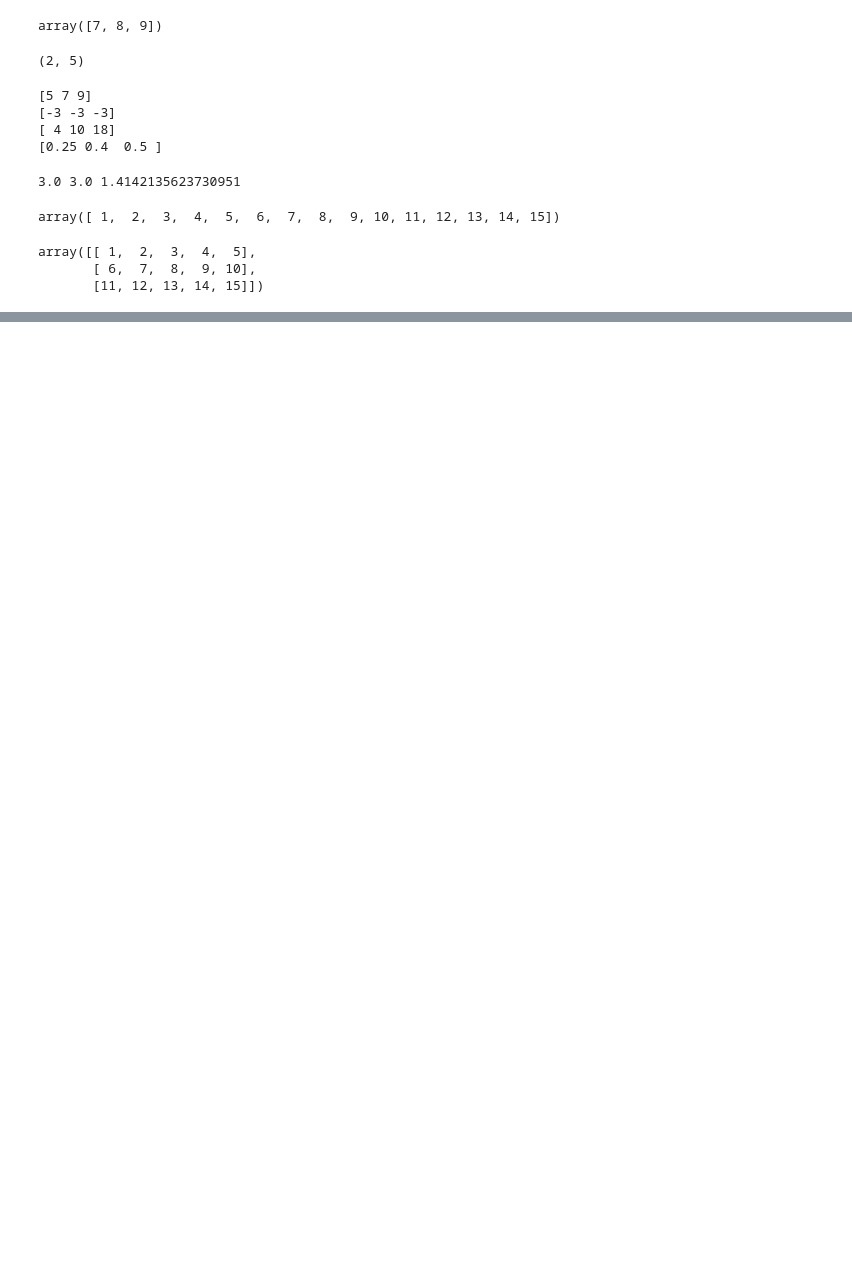
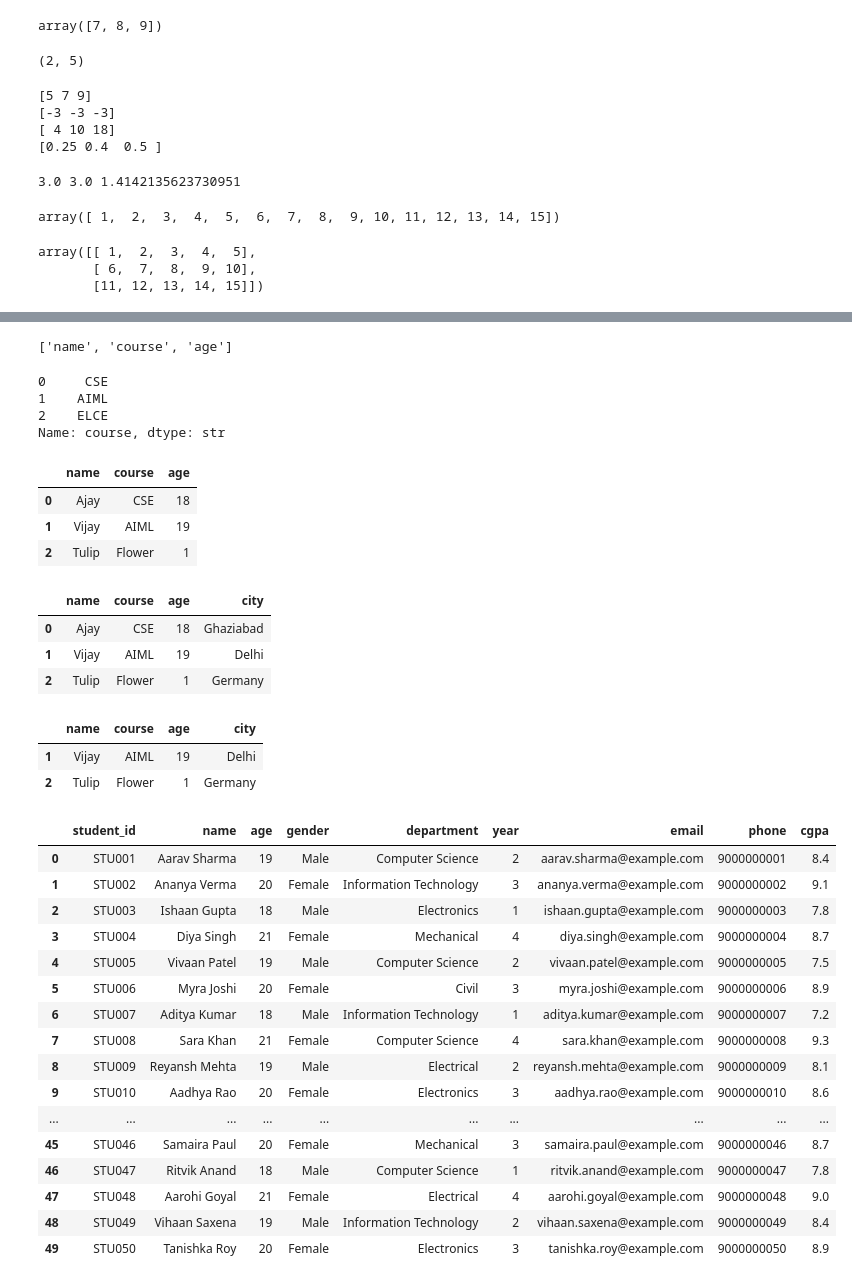
Before and after one commit to Singh-Rimjhim/HCL_Training, a Jupyter notebook: Day_02.ipynb, the cells around one changed output, grey strips where cells are left out. Cells and saved outputs as stored; diff of their text form; code cells hidden in the pictures; blank space fills up the shorter version.

```diff
--- a/Day_02.ipynb
+++ b/Day_02.ipynb
@@ -72,0 +100,58 @@ array([[ 1,  2,  3,  4,  5],
+# %%
+list(df.columns)
+# %% [output]
+['name', 'course', 'age']
+# %%
+#accessing a column in dataframe
+df['course']
+# %% [output]
+0     CSE
+1    AIML
+2    ELCE
+Name: course, dtype: str
+# %%
+#how to access a row using index
+df.iloc[2] = ['Tulip', 'Flower', 1]
+df
+# %% [output]
+|  | name | course | age |
+| 0 | Ajay | CSE | 18 |
+| 1 | Vijay | AIML | 19 |
+| 2 | Tulip | Flower | 1 |
+# %%
+df['city']=['Ghaziabad', 'Delhi', 'Germany']
+df
+# %% [output]
+|  | name | course | age | city |
+| 0 | Ajay | CSE | 18 | Ghaziabad |
+| 1 | Vijay | AIML | 19 | Delhi |
+| 2 | Tulip | Flower | 1 | Germany |
+# %%
+df = df.drop(0)
+df
+# %% [output]
+|  | name | course | age | city |
+| 1 | Vijay | AIML | 19 | Delhi |
+| 2 | Tulip | Flower | 1 | Germany |
+# %%
+#how to load csv/excel files
+newdf = pd.read_csv('sample_students.csv')
+newdf
+# %% [output]
+|  | student_id | name | age | gender | department | year | email | phone | cgpa |
+| 0 | STU001 | Aarav Sharma | 19 | Male | Computer Science | 2 | aarav.sharma@example.com | 9000000001 | 8.4 |
+| 1 | STU002 | Ananya Verma | 20 | Female | Information Technology | 3 | ananya.verma@example.com | 9000000002 | 9.1 |
+| 2 | STU003 | Ishaan Gupta | 18 | Male | Electronics | 1 | ishaan.gupta@example.com | 9000000003 | 7.8 |
+| 3 | STU004 | Diya Singh | 21 | Female | Mechanical | 4 | diya.singh@example.com | 9000000004 | 8.7 |
+| 4 | STU005 | Vivaan Patel | 19 | Male | Computer Science | 2 | vivaan.patel@example.com | 9000000005 | 7.5 |
+| 5 | STU006 | Myra Joshi | 20 | Female | Civil | 3 | myra.joshi@example.com | 9000000006 | 8.9 |
+| 6 | STU007 | Aditya Kumar | 18 | Male | Information Technology | 1 | aditya.kumar@example.com | 9000000007 | 7.2 |
+| 7 | STU008 | Sara Khan | 21 | Female | Computer Science | 4 | sara.khan@example.com | 9000000008 | 9.3 |
+| 8 | STU009 | Reyansh Mehta | 19 | Male | Electrical | 2 | reyansh.mehta@example.com | 9000000009 | 8.1 |
+| 9 | STU010 | Aadhya Rao | 20 | Female | Electronics | 3 | aadhya.rao@example.com | 9000000010 | 8.6 |
+| ... | ... | ... | ... | ... | ... | ... | ... | ... | ... |
+| 45 | STU046 | Samaira Paul | 20 | Female | Mechanical | 3 | samaira.paul@example.com | 9000000046 | 8.7 |
+| 46 | STU047 | Ritvik Anand | 18 | Male | Computer Science | 1 | ritvik.anand@example.com | 9000000047 | 7.8 |
+| 47 | STU048 | Aarohi Goyal | 21 | Female | Electrical | 4 | aarohi.goyal@example.com | 9000000048 | 9.0 |
+| 48 | STU049 | Vihaan Saxena | 19 | Male | Information Technology | 2 | vihaan.saxena@example.com | 9000000049 | 8.4 |
+| 49 | STU050 | Tanishka Roy | 20 | Female | Electronics | 3 | tanishka.roy@example.com | 9000000050 | 8.9 |
```
Also changed, not shown: parts of 4 cells of this notebook, 2 other files.
